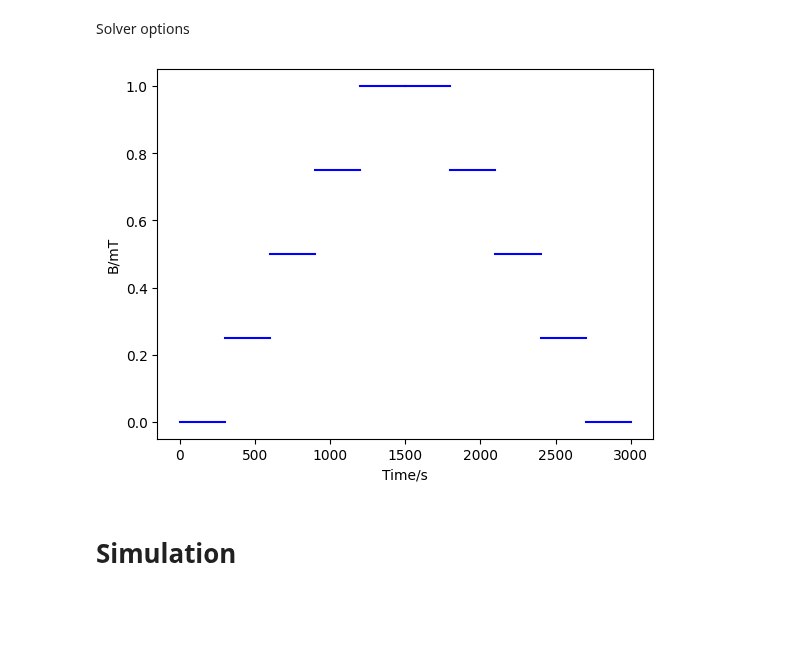
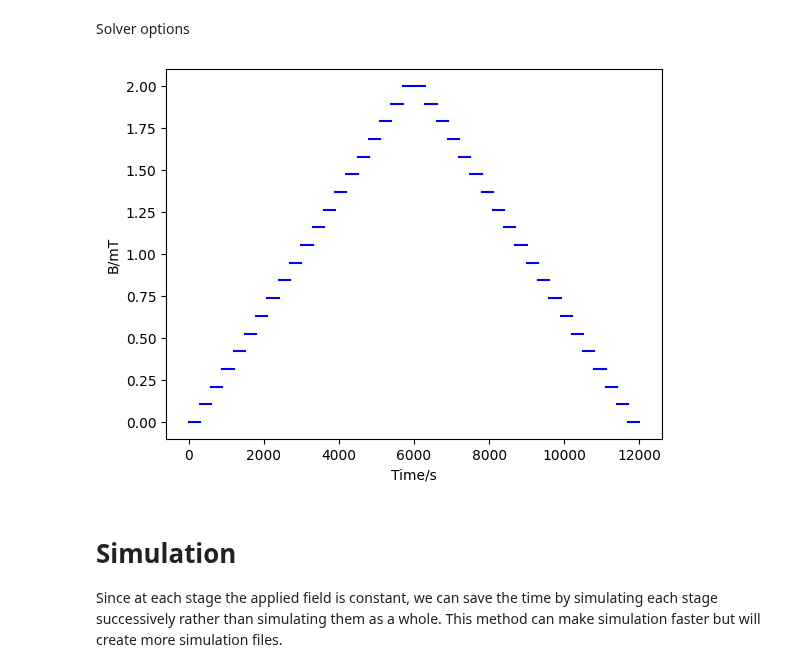
Before and after one commit to SyrusNi/py-tdgl, a Jupyter notebook: I-B.ipynb, the cells around one changed output. Cells and saved outputs as stored; diff of their text form; code cells hidden in the pictures; blank space fills up the shorter version.

```diff
--- a/I-B.ipynb
+++ b/I-B.ipynb
@@ -85,7 +91,7 @@ Field Parameters
 # %%
 t_step = 300
-B_max = 1.0
-N = 5
+B_max = 2.0
+N = 20
 B_up = np.linspace(0, B_max, N)
 B_down = np.linspace(B_max, 0, N)
 B_list = np.concatenate((B_up, B_down))
@@ -94,16 +100,18 @@ Solver options
 # %%
 options = tdgl.SolverOptions(
     skip_time=0,
     solve_time=t_step,
     save_every=100,
     field_units="mT",
-    output_file=os.path.join('solutions/0822/hysterisis_1', "I-B.h5"),
+    output_file=os.path.join('solutions/0822/hysterisis_3', "I-B.h5"),
 )
 plot_time_factor(t_step, B_list, 'mT')
 # %% [output]
-[figure, old version]
+[figure, new version]
-# %% [markdown]
-# Simulation
+# %% [markdown]
+# Simulation
+
+Since at each stage the applied field is constant, we can save the time by simulating each stage successively rather than simulating them as a whole. This method can make simulation faster but will create more simulation files.
 # %%
 from pint import Quantity
 
```
Also changed, not shown: parts of 5 cells of this notebook, 1 other file.
